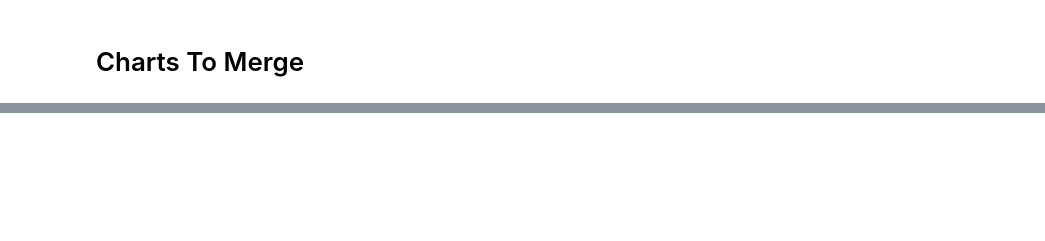
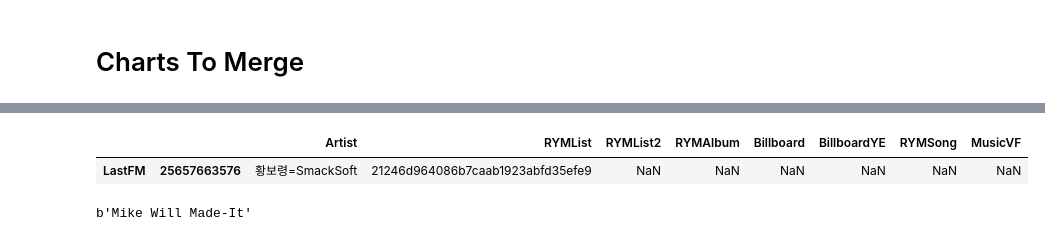
Before and after one commit to tgadf/charts, a Jupyter notebook: Merge Charts.ipynb, the cells around one changed output, grey strips where cells are left out. Drawn from its saved outputs; the diff is of its cells as text; code cells hidden in the pictures; blank space fills up the shorter version.

```diff
--- a/Merge Charts.ipynb
+++ b/Merge Charts.ipynb
@@ -93,0 +194,5 @@ Could not determine music db source type for db [RYMList2]
+# %%
+from pandas import Series
+dbIDToNameDF = DataFrame(Series(dbIDNameMap))
+dbIDToNameDF.columns = ["Artist"]
+dbIDToNameDF.head()
@@ -93,0 +206,3 @@ Could not determine music db source type for db [RYMList2]
+# %%
+dbIDToChartDF = DataFrame(dbIDMap).T
+dbIDToChartDF.head()
@@ -93,0 +216,10 @@ Could not determine music db source type for db [RYMList2]
+# %%
+testDF = dbIDToNameDF.join(dbIDToChartDF)
+# %%
+finalDF = {}
+for i,(key,df) in enumerate(testDF.groupby("Artist")):
+    print("Name ======>",key)
+    for key,val in df.to_dict().items():
+        print(key,val)
+        break
+    #finalDF[key] = df
@@ -93,0 +245,5 @@ Could not determine music db source type for db [RYMList2]
+# %%
+df
+# %% [output]
+|  |  | Artist | RYMList | RYMList2 | RYMAlbum | Billboard | BillboardYE | RYMSong | MusicVF |
+| LastFM | 25657663576 | 황보령=SmackSoft | 21246d964086b7caab1923abfd35efe9 | NaN | NaN | NaN | NaN | NaN | NaN |
@@ -93,0 +254,5 @@ Could not determine music db source type for db [RYMList2]
+# %%
+tmp1.replace(b"\xe2\x80\x90", b"-")
+tmp2.replace(b"\xe2\x80\x90", b"-")
+# %% [output]
+b'Mike Will Made-It'
```
Also changed, not shown: parts of 22 cells of this notebook, 5 other files.
